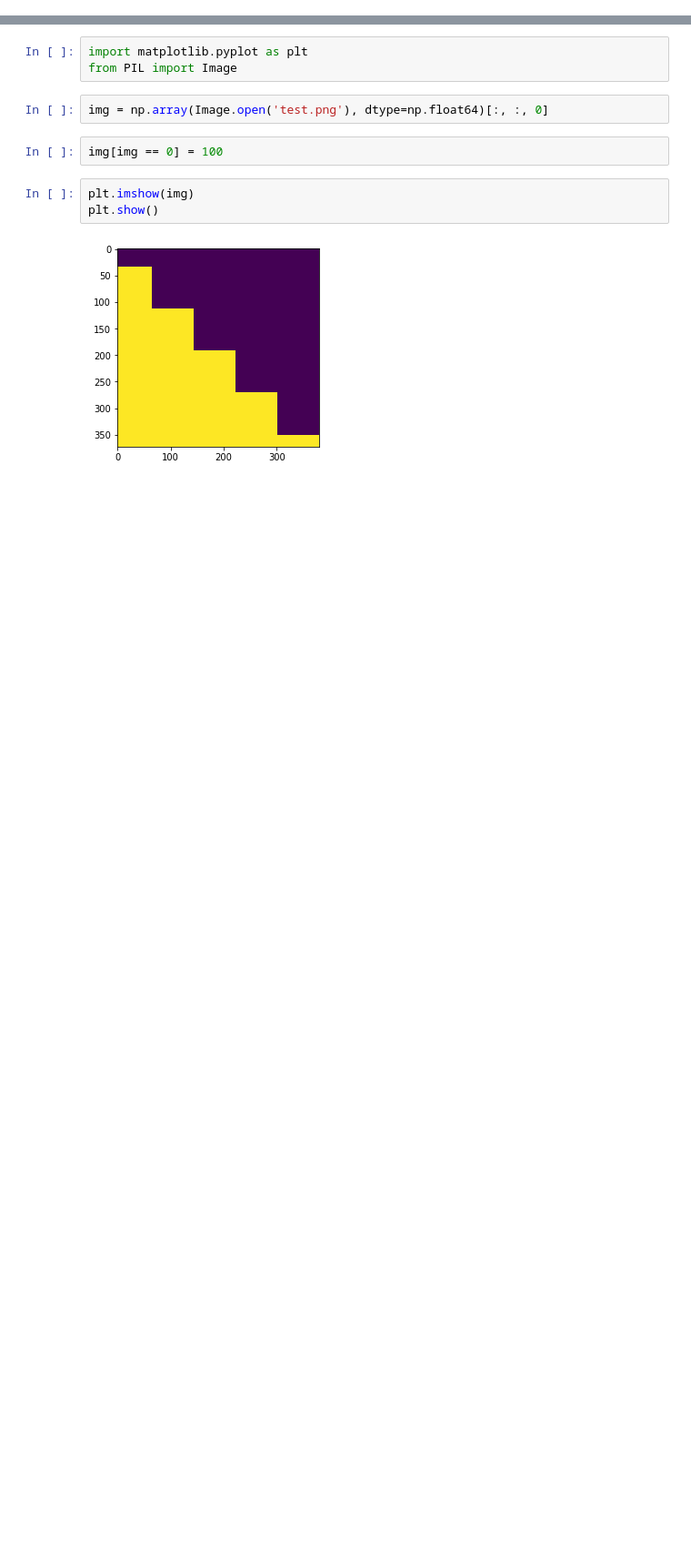
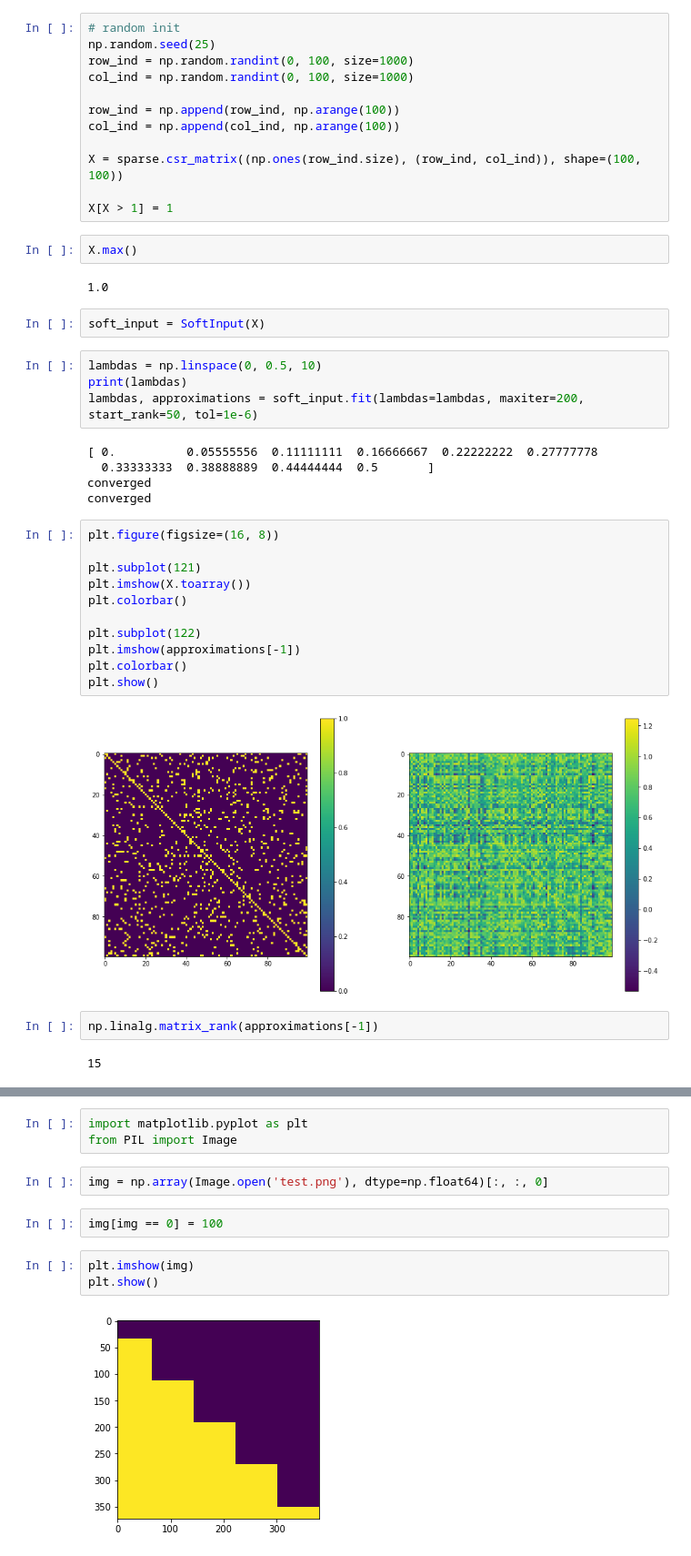
Before and after one commit to AlexanderRozhnov/matrix-filling, a Jupyter notebook: soft-input.ipynb, the cells around one changed output, grey strips where cells are left out. Shown: that part at 91% size. Saved outputs shown, nothing was run; the diff lists cells and outputs as text; blank space fills up the shorter version.

Commit message:
randomized example

```diff
--- a/soft-input.ipynb
+++ b/soft-input.ipynb
@@ -55,0 +67,44 @@ class SoftInput():
+# %%
+# random init
+np.random.seed(25)
+row_ind = np.random.randint(0, 100, size=1000)
+col_ind = np.random.randint(0, 100, size=1000)
+
+row_ind = np.append(row_ind, np.arange(100))
+col_ind = np.append(col_ind, np.arange(100))
+
+X = sparse.csr_matrix((np.ones(row_ind.size), (row_ind, col_ind)), shape=(100, 100))
+
+X[X > 1] = 1
+# %%
+X.max()
+# %% [output]
+1.0
+# %%
+soft_input = SoftInput(X)
+# %%
+lambdas = np.linspace(0, 0.5, 10)
+print(lambdas)
+lambdas, approximations = soft_input.fit(lambdas=lambdas, maxiter=200, start_rank=50, tol=1e-6)
+# %% [output]
+[ 0.          0.05555556  0.11111111  0.16666667  0.22222222  0.27777778
+  0.33333333  0.38888889  0.44444444  0.5       ]
+converged
+converged
+# %%
+plt.figure(figsize=(16, 8))
+
+plt.subplot(121)
+plt.imshow(X.toarray())
+plt.colorbar()
+
+plt.subplot(122)
+plt.imshow(approximations[-1])
+plt.colorbar()
+plt.show()
+# %% [output]
+[figure, added]
+# %%
+np.linalg.matrix_rank(approximations[-1])
+# %% [output]
+15
```
Also changed, not shown: parts of 11 cells of this notebook.
